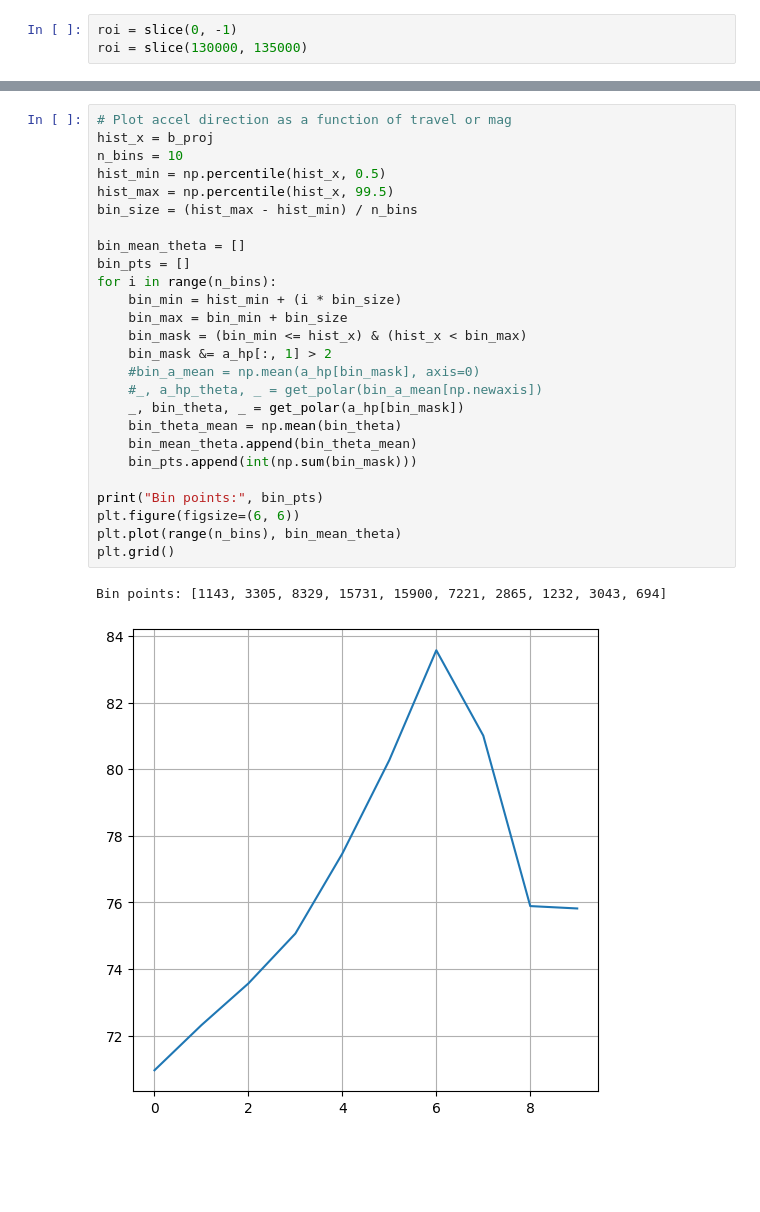
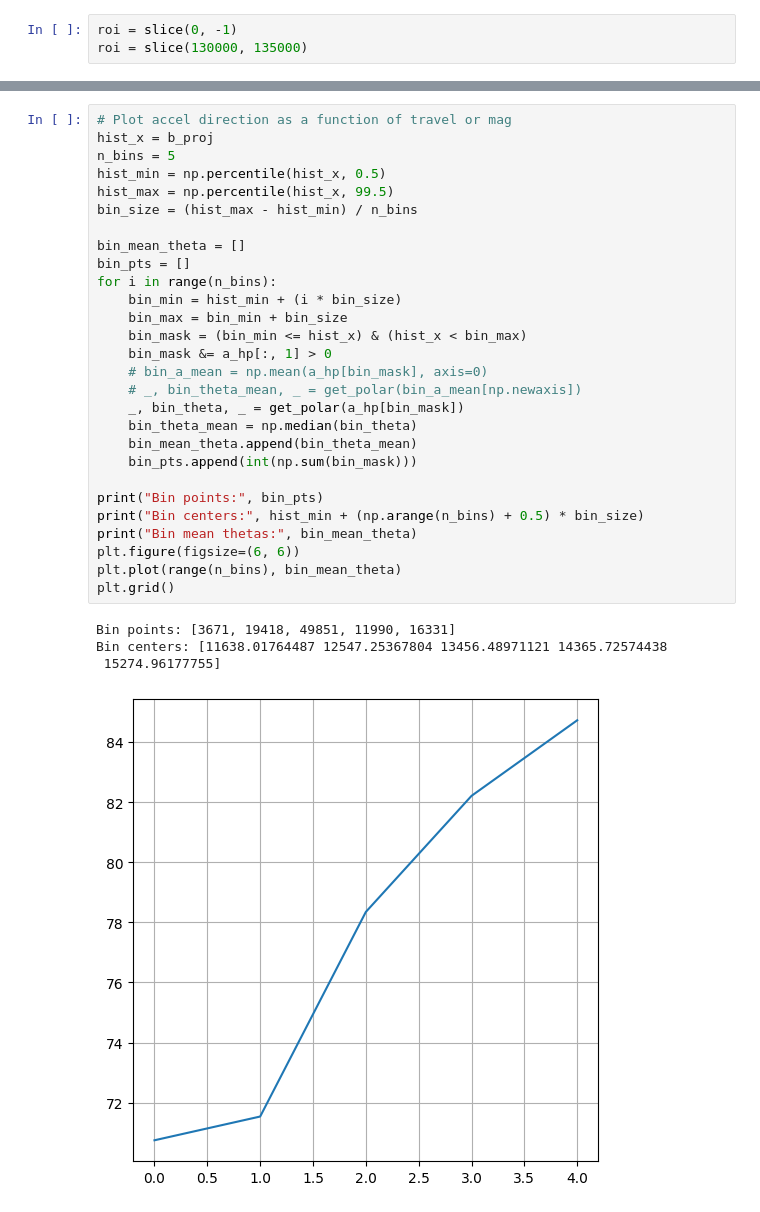
Before and after one commit to colinpate/sus, a Jupyter notebook: notebooks/rear_sus.ipynb, the cells around one changed output, grey strips where cells are left out. Drawn from its saved outputs; the diff is of its cells as text; blank space fills up the shorter version.

```diff
--- a/notebooks/rear_sus.ipynb
+++ b/notebooks/rear_sus.ipynb
@@ -186,32 +186,36 @@ Accel error MAE, RMSE: 7.359408259043535 15.710526447813582
 # %%
 # Plot accel direction as a function of travel or mag
 hist_x = b_proj
-n_bins = 10
+n_bins = 5
 hist_min = np.percentile(hist_x, 0.5)
 hist_max = np.percentile(hist_x, 99.5)
 bin_size = (hist_max - hist_min) / n_bins
 
 bin_mean_theta = []
 bin_pts = []
 for i in range(n_bins):
     bin_min = hist_min + (i * bin_size)
     bin_max = bin_min + bin_size
     bin_mask = (bin_min <= hist_x) & (hist_x < bin_max)
-    bin_mask &= a_hp[:, 1] > 2
-    #bin_a_mean = np.mean(a_hp[bin_mask], axis=0)
-    #_, a_hp_theta, _ = get_polar(bin_a_mean[np.newaxis])
+    bin_mask &= a_hp[:, 1] > 0
+    # bin_a_mean = np.mean(a_hp[bin_mask], axis=0)
+    # _, bin_theta_mean, _ = get_polar(bin_a_mean[np.newaxis])
     _, bin_theta, _ = get_polar(a_hp[bin_mask])
-    bin_theta_mean = np.mean(bin_theta)
+    bin_theta_mean = np.median(bin_theta)
     bin_mean_theta.append(bin_theta_mean)
     bin_pts.append(int(np.sum(bin_mask)))
 
 print("Bin points:", bin_pts)
+print("Bin centers:", hist_min + (np.arange(n_bins) + 0.5) * bin_size)
+print("Bin mean thetas:", bin_mean_theta)
 plt.figure(figsize=(6, 6))
 plt.plot(range(n_bins), bin_mean_theta)
 plt.grid()
 # %% [output]
-Bin points: [1143, 3305, 8329, 15731, 15900, 7221, 2865, 1232, 3043, 694]
+Bin points: [3671, 19418, 49851, 11990, 16331]
+Bin centers: [11638.01764487 12547.25367804 13456.48971121 14365.72574438
+ 15274.96177755]
-[figure, old version]
+[figure, new version]
 # %%
 # Plot pipeline outputs
 travel_mag_adj = ws["travel/mag_model/adj__x"][:, 0]
```
Also changed, not shown: parts of 15 cells of this notebook, 2 other files.
